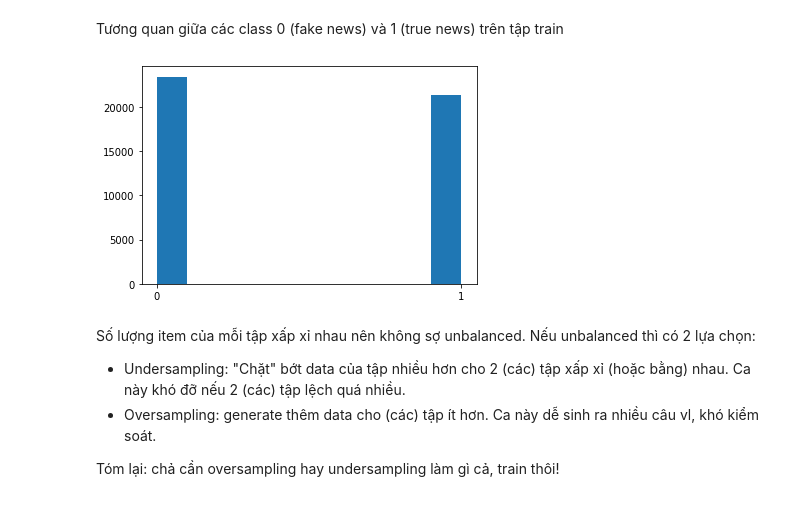
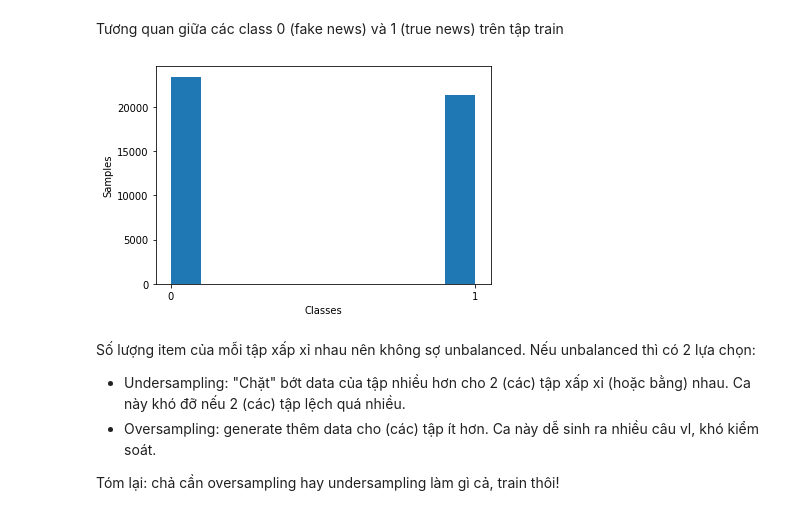
Before and after one commit to hwangswan/fakenews-detection, a Jupyter notebook: model/model-training.ipynb, the cells around one changed output. Drawn from its saved outputs; the diff is of its cells as text; code cells hidden in the pictures.

Commit message:
Added xlabel and ylabel for data summerise

```diff
--- a/model/model-training.ipynb
+++ b/model/model-training.ipynb
@@ -40,10 +40,14 @@ Tương quan giữa các class 0 (fake news) và 1 (true news) trên tập train
 # %%
 plt.figure()
 plt.hist(df_train['class'])
 plt.xticks(df_train['class'].unique())
+
+plt.xlabel('Classes')
+plt.ylabel('Samples')
+
 plt.show()
 # %% [output]
-[figure, old version]
+[figure, new version]
 # %% [markdown]
 Số lượng item của mỗi tập xấp xỉ nhau nên không sợ unbalanced. Nếu unbalanced thì có 2 lựa chọn:
 - Undersampling: "Chặt" bớt data của tập nhiều hơn cho 2 (các) tập xấp xỉ (hoặc bằng) nhau. Ca này khó đỡ nếu 2 (các) tập lệch quá nhiều.
```
